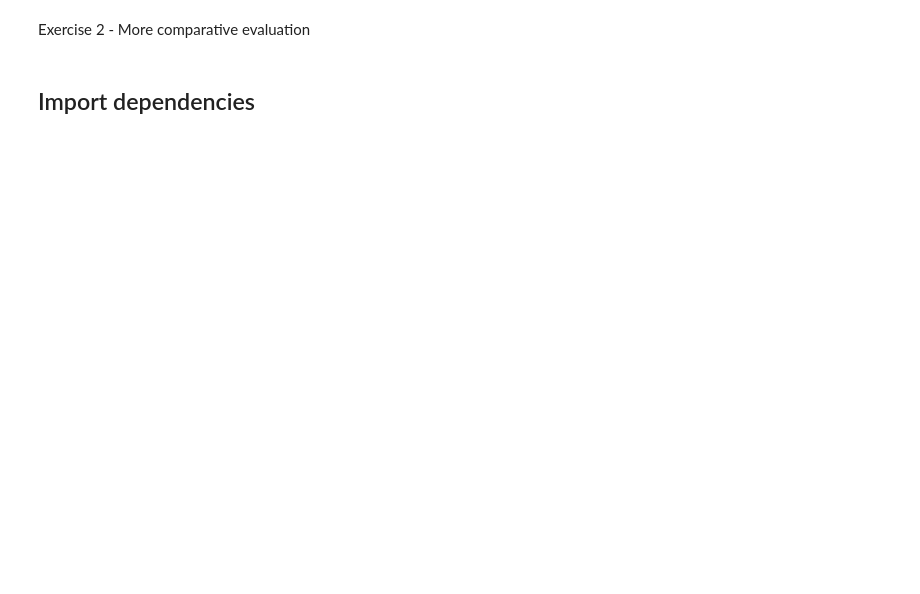
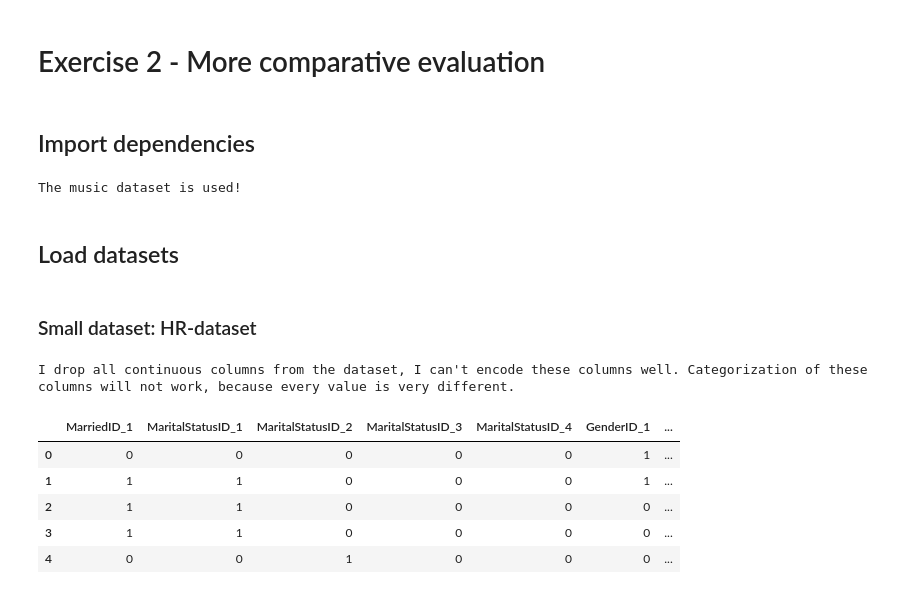
Before and after one commit to FlorianMold/fh-machine-learning, a Jupyter notebook: ex2/exercise.ipynb, the cells around one changed output. Saved outputs shown, nothing was run; the diff lists cells and outputs as text; code cells hidden in the pictures; blank space fills up the shorter version.

```diff
--- a/ex2/exercise.ipynb
+++ b/ex2/exercise.ipynb
@@ -1,17 +1,16 @@
 # %% [markdown]
-Exercise 2 - More comparative evaluation
+# Exercise 2 - More comparative evaluation
 # %% [markdown]
 ## Import dependencies
 # %%
 from sklearn.model_selection import train_test_split
-from sklearn import metrics
-from sklearn.metrics import f1_score
+from sklearn.metrics import f1_score, accuracy_score
 from sklearn.utils import shuffle
 from sklearn.tree import DecisionTreeClassifier
 from sklearn.linear_model import Perceptron
 from sklearn.neighbors import KNeighborsClassifier
 from sklearn.model_selection import train_test_split
-import datetime
+import time
 import pandas as pd
 import glob, os
 from sklearn import preprocessing
@@ -19,7 +18,6 @@ import matplotlib.pyplot as plt
 from librosa import display
 import librosa
 import numpy as np
-import datetime
 from collections import deque
 import progressbar
 from sklearn.model_selection import cross_val_score
@@ -35,4 +33,54 @@ from sklearn.preprocessing import StandardScaler
 from sklearn.svm import SVC
 from sklearn.ensemble import RandomForestClassifier
 
-matrikelNumber = 1425616
+matrikelNumber = 11776836
+isEvenMatrikelNumber = matrikelNumber % 2 == 0
+dataset = "music" if True else "image"
+print("The", dataset, "dataset is used!")
+# %% [output]
+The music dataset is used!
+# %% [markdown]
+## Load datasets
+# %% [markdown]
+### Small dataset: HR-dataset
+# %%
+hrDataset = pd.read_csv('../data/HRDataset_v14.csv', sep=',')
+hrDataset.sample(frac=1, random_state=matrikelNumber).reset_index(drop=True)
+
+# Clean the dataset
+print(
+    "I drop all continuous columns from the dataset, I can't encode these columns well. Categorization of these columns will not work, because every value is very different.")
+filteredHR = hrDataset.drop("EmpID", axis=1)
+filteredHR = filteredHR.drop("Employee_Name", axis=1)
+filteredHR = filteredHR.drop("DateofTermination", axis=1)
+filteredHR = filteredHR.drop("LastPerformanceReview_Date", axis=1)
+filteredHR = filteredHR.drop("DateofHire", axis=1)
+filteredHR = filteredHR.drop("EngagementSurvey", axis=1)
+filteredHR = filteredHR.drop("Salary", axis=1)
+filteredHR = filteredHR.drop("DOB", axis=1)
+
+filteredHR['absences_label'] = filteredHR['Absences'].apply(lambda value: '0-14'
+if value <= 4 else '0-5'
+if value <= 5 else '6-10'
+if value <= 10 else '11-15'
+if value <= 14 else '15+')
+
+filteredHR = filteredHR.drop("Absences", axis=1)
+# filteredHR.head()
+
+# One hot encode the dataset
+encodedHR = pd.get_dummies(filteredHR, columns=filteredHR.columns, drop_first=True)
+
+# Split the dataset
+hrXAxis = encodedHR.drop('RaceDesc_White', axis=1)
+hrYAxis = encodedHR['RaceDesc_White']
+
+encodedHR.head()
+# %% [output]
+I drop all continuous columns from the dataset, I can't encode these columns well. Categorization of these columns will not work, because every value is very different.
+|  | MarriedID_1 | MaritalStatusID_1 | MaritalStatusID_2 | MaritalStatusID_3 | MaritalStatusID_4 | GenderID_1 | ... |
+| 0 | 0 | 0 | 0 | 0 | 0 | 1 | ... |
+| 1 | 1 | 1 | 0 | 0 | 0 | 1 | ... |
+| 2 | 1 | 1 | 0 | 0 | 0 | 0 | ... |
+| 3 | 1 | 1 | 0 | 0 | 0 | 0 | ... |
+| 4 | 0 | 0 | 1 | 0 | 0 | 0 | ... |
```
Also changed, not shown: parts of 19 cells of this notebook.
